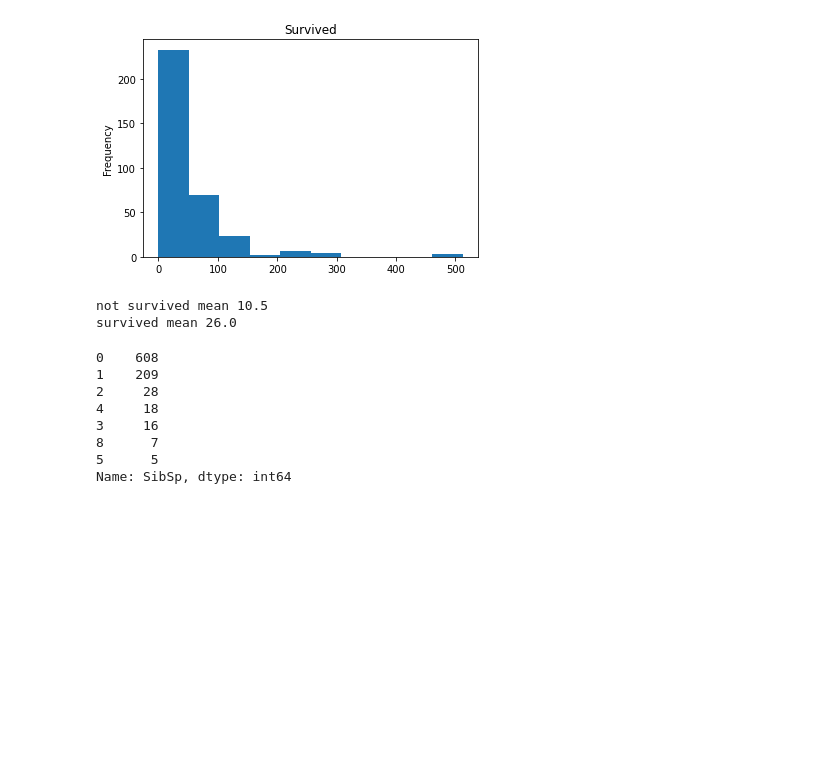
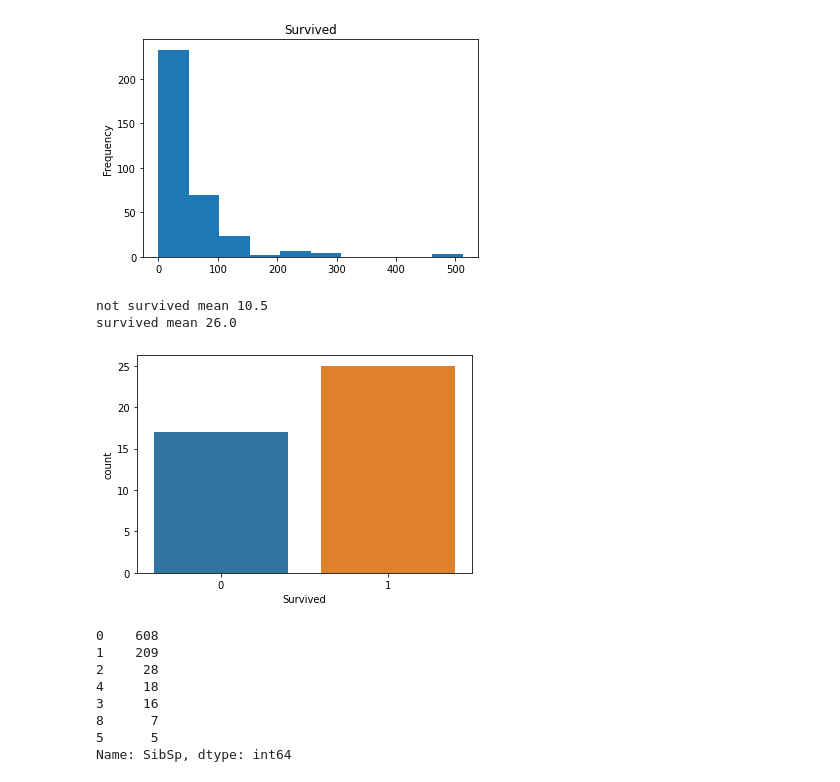
Before and after one commit to korntewin/practice-handson-ml2, a Jupyter notebook: titanic-ch2-exercise.ipynb, the cells around one changed output. Drawn from its saved outputs; the diff is of its cells as text; code cells hidden in the pictures; blank space fills up the shorter version.

```diff
--- a/titanic-ch2-exercise.ipynb
+++ b/titanic-ch2-exercise.ipynb
@@ -148,6 +123,18 @@ print(f"survived mean {train_df['Fare'].loc[train_df['Survived'] == 1].median()}
 [figure]
 not survived mean 10.5
 survived mean 26.0
+# %%
+# selecgt the high status prefix and observe survived rate
+focused_prefix = ['Master', 'Lady', 'Countess']
+focused_idx = np.zeros((len(train_df),)).astype('bool')
+
+for prefix in focused_prefix:
+    focused_idx = np.logical_or(focused_idx, train_df['Name'].str.contains(prefix))
+
+sns.countplot(x='Survived', data = train_df.loc[focused_idx])
+plt.show()
+# %% [output]
+[figure, added]
 # %%
 train_df['SibSp'].value_counts()
 # %% [output]
```
Also changed, not shown: parts of 37 cells of this notebook, 1 other file.
